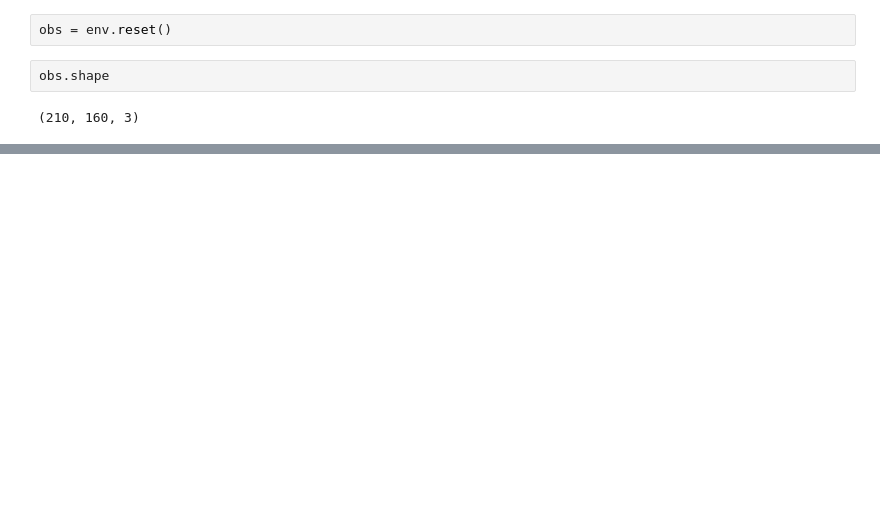
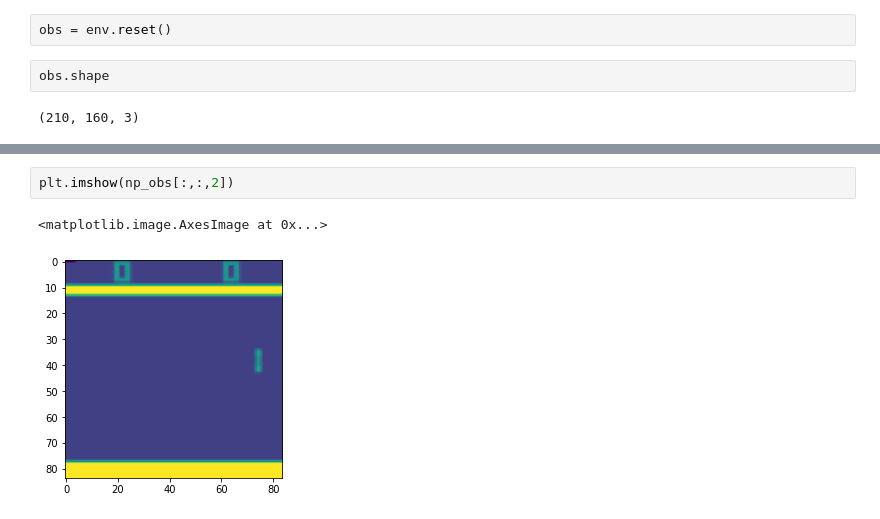
Before and after one commit to vgangal101/Human_Level_Control_DRL_DQN, a Jupyter notebook: rl_debugging.ipynb, the cells around one changed output, grey strips where cells are left out. Saved outputs shown, nothing was run; the diff lists cells and outputs as text; blank space fills up the shorter version.

```diff
--- a/rl_debugging.ipynb
+++ b/rl_debugging.ipynb
@@ -29,0 +51,5 @@ TypeError: argument of type 'TimeLimit' is not iterable
+# %%
+plt.imshow(np_obs[:,:,2])
+# %% [output]
+<matplotlib.image.AxesImage at 0x...>
+[figure, added]
```
Also changed, not shown: parts of 26 cells of this notebook, 2 other files.
